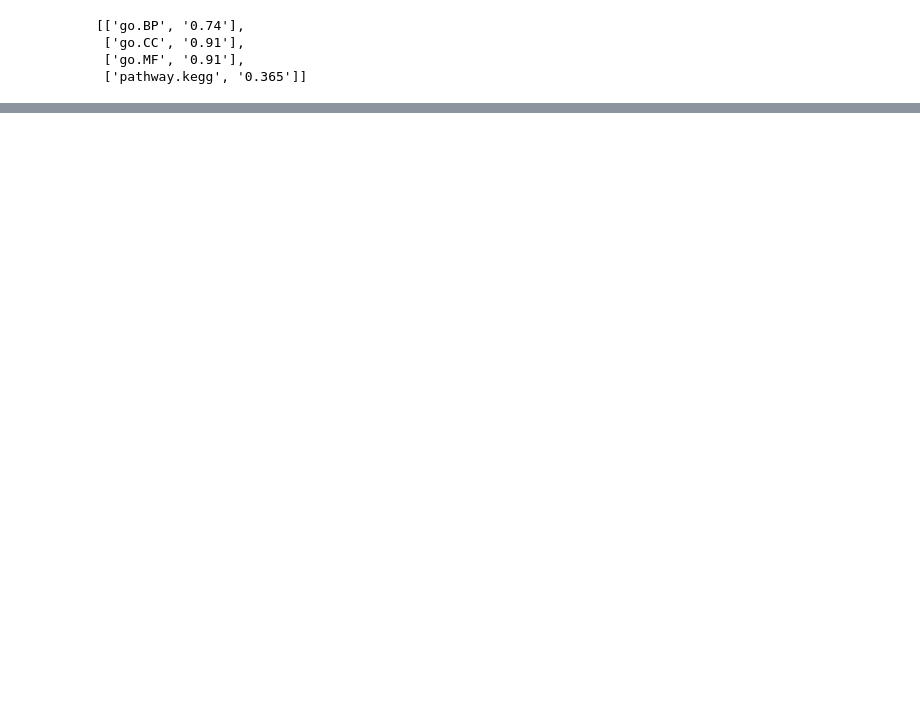
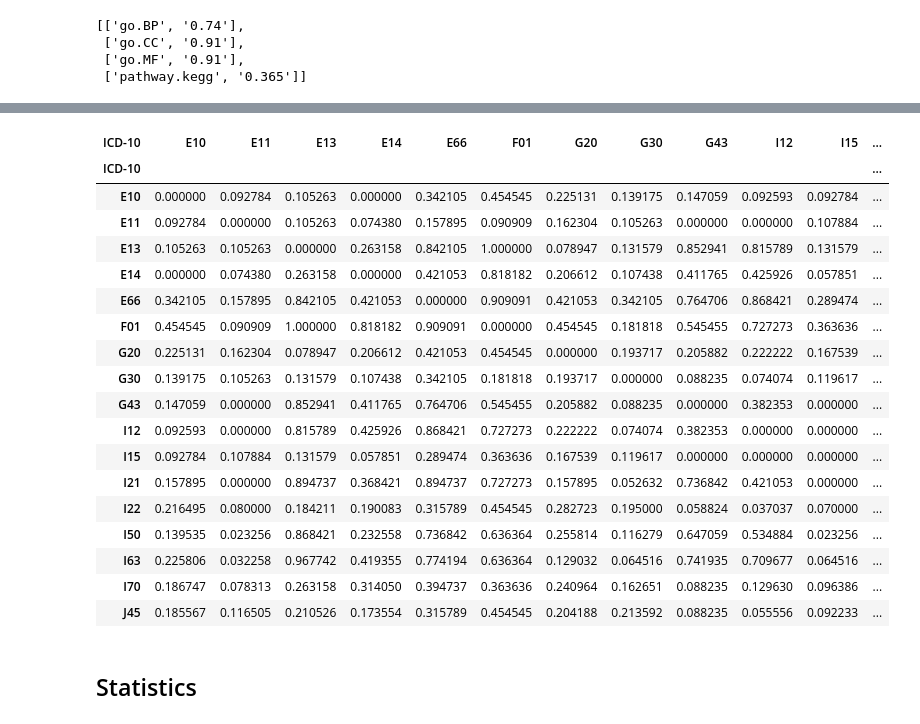
Before and after one commit to bionetslab/digest, a Jupyter notebook: jupyter/testing.ipynb, the cells around one changed output, grey strips where cells are left out. Drawn from its saved outputs; the diff is of its cells as text; code cells hidden in the pictures; blank space fills up the shorter version.

```diff
--- a/jupyter/testing.ipynb
+++ b/jupyter/testing.ipynb
@@ -488,16 +444,10 @@ disease_df
 # %%
-def get_distance_matrix(sets):
-    dis_mat = np.zeros((len(sets), len(sets)))
-    for index1 in range(0, len(sets)):
-        for index2 in range(index1, len(sets)):
-            if len(sets[index1]) > 0 and len(sets[index2]) > 0:
-                calc_dis = len(sets[index1] & sets[index2]) / len(sets[index1] | sets[index2])
-            else:
-                calc_dis = float('nan')
+def get_distance_matrix(eval_set):
+    dis_mat = np.zeros((len(eval_set), len(eval_set)))
+    for index1 in range(0, len(eval_set)):
+        for index2 in range(index1, len(eval_set)):
+            calc_dis = 1-(len(eval_set[index1] & eval_set[index2]) / min(len(eval_set[index1]),len(eval_set[index2])))
             # assign to matrix
             dis_mat[index1][index2] = calc_dis
             dis_mat[index2][index1] = calc_dis
-    return pd.DataFrame(dis_mat)
-
-comp_df = get_distance_matrix(disease_df['disgenet.genes_related_to_disease'])
-comp_df
+    return dis_mat
@@ -568,0 +521,3 @@ See the caveats in the documentation: https://pandas.pydata.org/pandas-docs/stab
+# %%
+subset_df = disease_clusters_df[disease_clusters_df['ctd.pathway_related_to_disease'].str.len() > 0].reset_index(drop=True)
+subset_df
@@ -568,0 +543,26 @@ See the caveats in the documentation: https://pandas.pydata.org/pandas-docs/stab
+# %%
+dist_mat = get_distance_matrix(subset_df['ctd.pathway_related_to_disease'])
+dist_df = pd.DataFrame(dist_mat, columns = subset_df['ICD-10'], index = subset_df['ICD-10'])
+dist_df
+# %% [output]
+| ICD-10 | E10 | E11 | E13 | E14 | E66 | F01 | G20 | G30 | G43 | I12 | I15 | ... |
+| ICD-10 |  |  |  |  |  |  |  |  |  |  |  | ... |
+| E10 | 0.000000 | 0.092784 | 0.105263 | 0.000000 | 0.342105 | 0.454545 | 0.225131 | 0.139175 | 0.147059 | 0.092593 | 0.092784 | ... |
+| E11 | 0.092784 | 0.000000 | 0.105263 | 0.074380 | 0.157895 | 0.090909 | 0.162304 | 0.105263 | 0.000000 | 0.000000 | 0.107884 | ... |
+| E13 | 0.105263 | 0.105263 | 0.000000 | 0.263158 | 0.842105 | 1.000000 | 0.078947 | 0.131579 | 0.852941 | 0.815789 | 0.131579 | ... |
+| E14 | 0.000000 | 0.074380 | 0.263158 | 0.000000 | 0.421053 | 0.818182 | 0.206612 | 0.107438 | 0.411765 | 0.425926 | 0.057851 | ... |
+| E66 | 0.342105 | 0.157895 | 0.842105 | 0.421053 | 0.000000 | 0.909091 | 0.421053 | 0.342105 | 0.764706 | 0.868421 | 0.289474 | ... |
+| F01 | 0.454545 | 0.090909 | 1.000000 | 0.818182 | 0.909091 | 0.000000 | 0.454545 | 0.181818 | 0.545455 | 0.727273 | 0.363636 | ... |
+| G20 | 0.225131 | 0.162304 | 0.078947 | 0.206612 | 0.421053 | 0.454545 | 0.000000 | 0.193717 | 0.205882 | 0.222222 | 0.167539 | ... |
+| G30 | 0.139175 | 0.105263 | 0.131579 | 0.107438 | 0.342105 | 0.181818 | 0.193717 | 0.000000 | 0.088235 | 0.074074 | 0.119617 | ... |
+| G43 | 0.147059 | 0.000000 | 0.852941 | 0.411765 | 0.764706 | 0.545455 | 0.205882 | 0.088235 | 0.000000 | 0.382353 | 0.000000 | ... |
+| I12 | 0.092593 | 0.000000 | 0.815789 | 0.425926 | 0.868421 | 0.727273 | 0.222222 | 0.074074 | 0.382353 | 0.000000 | 0.000000 | ... |
+| I15 | 0.092784 | 0.107884 | 0.131579 | 0.057851 | 0.289474 | 0.363636 | 0.167539 | 0.119617 | 0.000000 | 0.000000 | 0.000000 | ... |
+| I21 | 0.157895 | 0.000000 | 0.894737 | 0.368421 | 0.894737 | 0.727273 | 0.157895 | 0.052632 | 0.736842 | 0.421053 | 0.000000 | ... |
+| I22 | 0.216495 | 0.080000 | 0.184211 | 0.190083 | 0.315789 | 0.454545 | 0.282723 | 0.195000 | 0.058824 | 0.037037 | 0.070000 | ... |
+| I50 | 0.139535 | 0.023256 | 0.868421 | 0.232558 | 0.736842 | 0.636364 | 0.255814 | 0.116279 | 0.647059 | 0.534884 | 0.023256 | ... |
+| I63 | 0.225806 | 0.032258 | 0.967742 | 0.419355 | 0.774194 | 0.636364 | 0.129032 | 0.064516 | 0.741935 | 0.709677 | 0.064516 | ... |
+| I70 | 0.186747 | 0.078313 | 0.263158 | 0.314050 | 0.394737 | 0.363636 | 0.240964 | 0.162651 | 0.088235 | 0.129630 | 0.096386 | ... |
+| J45 | 0.185567 | 0.116505 | 0.210526 | 0.173554 | 0.315789 | 0.454545 | 0.204188 | 0.213592 | 0.088235 | 0.055556 | 0.092233 | ... |
+# %% [markdown]
+## Statistics
```
Also changed, not shown: parts of 28 cells of this notebook, 5 other files.
